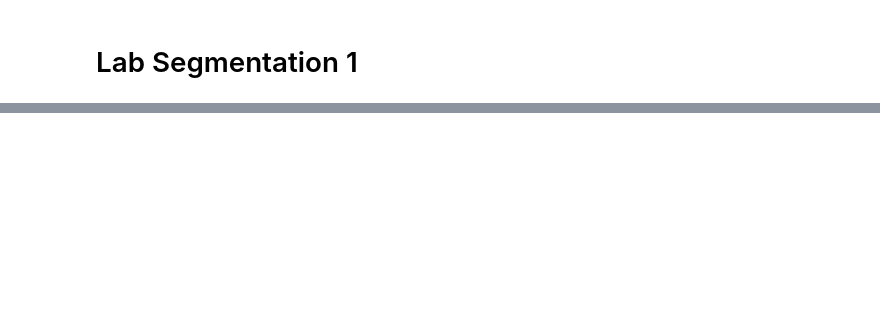
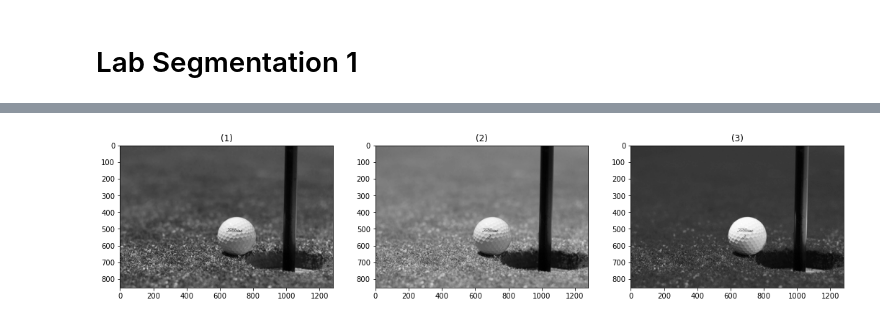
Before and after one commit to yasmineghanem/Image-Processing-Labs, a Jupyter notebook: Lab7-Segmentation1/lab07-std/lab07-std/Lab_Seg_1_STD.ipynb, the cells around one changed output, grey strips where cells are left out. Cells and saved outputs as stored; diff of their text form; code cells hidden in the pictures; blank space fills up the shorter version.

```diff
--- a/Lab7-Segmentation1/lab07-std/lab07-std/Lab_Seg_1_STD.ipynb
+++ b/Lab7-Segmentation1/lab07-std/lab07-std/Lab_Seg_1_STD.ipynb
@@ -31,0 +41,10 @@ golf_image = golf_image.astype(float)
+# %%
+# 2- Retreive the 3 channels of the image(R,G,B) (will be used in the coming steps)
+
+R = img[:, :, 0]
+G = img[:, :, 1]
+B = img[:, :, 2]
+
+show_images([R,G,B])
+# %% [output]
+[figure, added]
```
Also changed, not shown: parts of 10 cells of this notebook.
